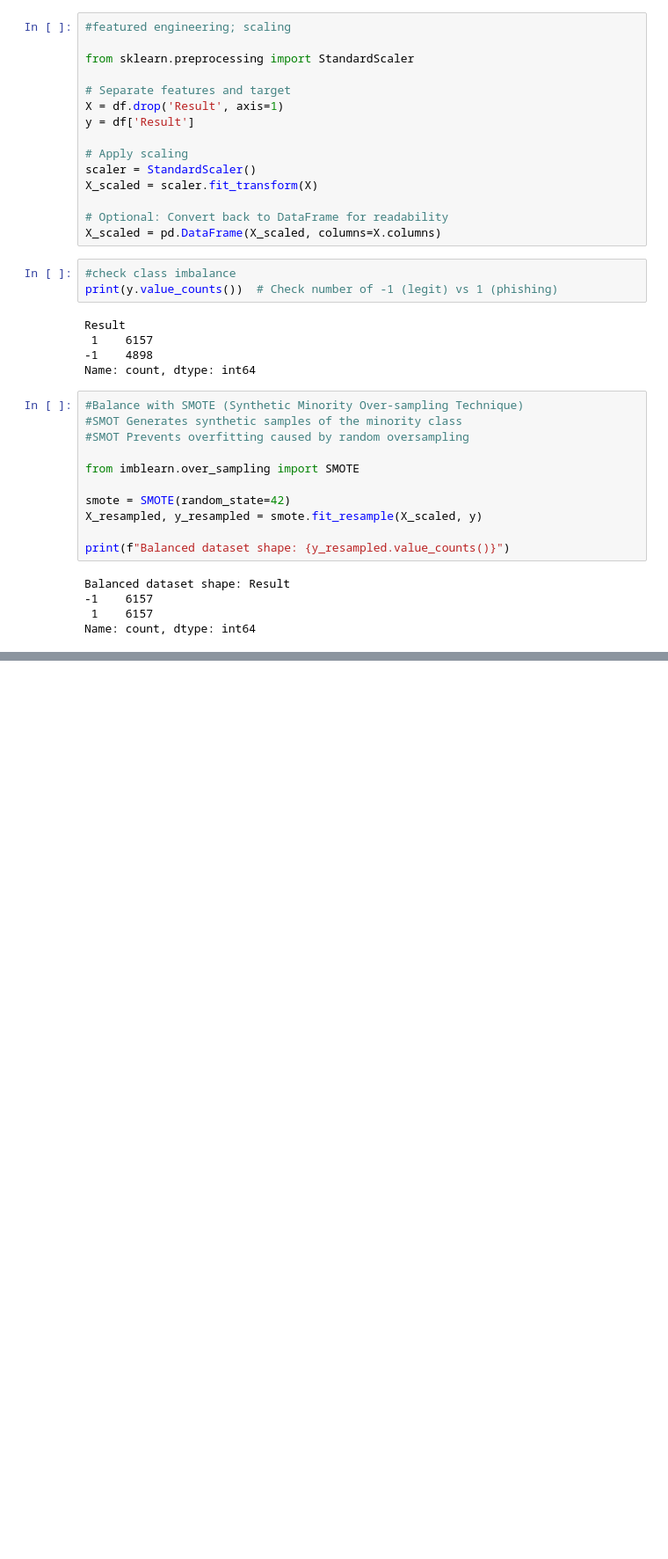
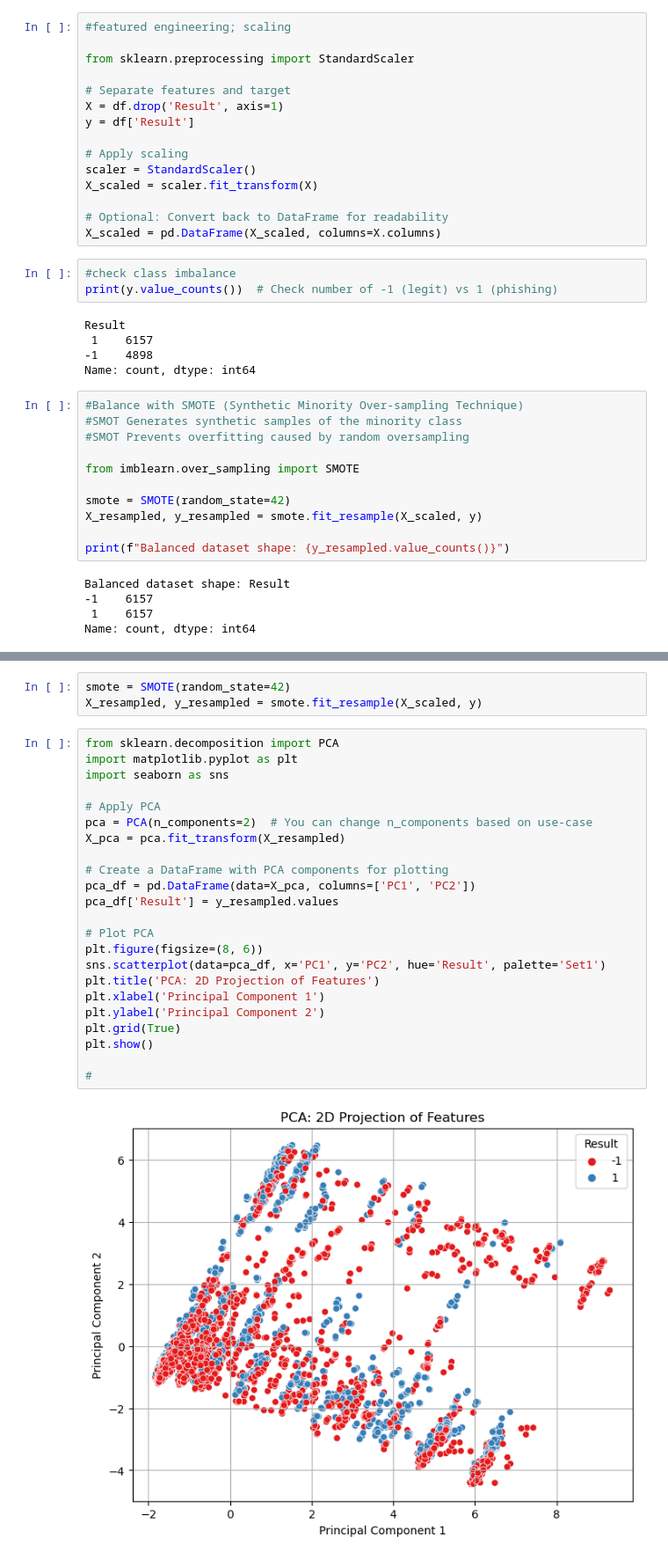
Before and after one commit to g-divya/PhishCheck, a Jupyter notebook: projfile.ipynb, the cells around one changed output, grey strips where cells are left out. Shown at 88% size. Drawn from its saved outputs; the diff is of its cells as text; blank space fills up the shorter version.

```diff
--- a/projfile.ipynb
+++ b/projfile.ipynb
@@ -74,0 +102,28 @@ Final shapes: (8619, 30) (3695, 30)
+# %%
+smote = SMOTE(random_state=42)
+X_resampled, y_resampled = smote.fit_resample(X_scaled, y)
+# %%
+from sklearn.decomposition import PCA
+import matplotlib.pyplot as plt
+import seaborn as sns
+
+# Apply PCA
+pca = PCA(n_components=2)  # You can change n_components based on use-case
+X_pca = pca.fit_transform(X_resampled)
+
+# Create a DataFrame with PCA components for plotting
+pca_df = pd.DataFrame(data=X_pca, columns=['PC1', 'PC2'])
+pca_df['Result'] = y_resampled.values
+
+# Plot PCA
+plt.figure(figsize=(8, 6))
+sns.scatterplot(data=pca_df, x='PC1', y='PC2', hue='Result', palette='Set1')
+plt.title('PCA: 2D Projection of Features')
+plt.xlabel('Principal Component 1')
+plt.ylabel('Principal Component 2')
+plt.grid(True)
+plt.show()
+
+#
+# %% [output]
+[figure, added]
```
Also changed, not shown: parts of 3 cells of this notebook, 7 other files.
